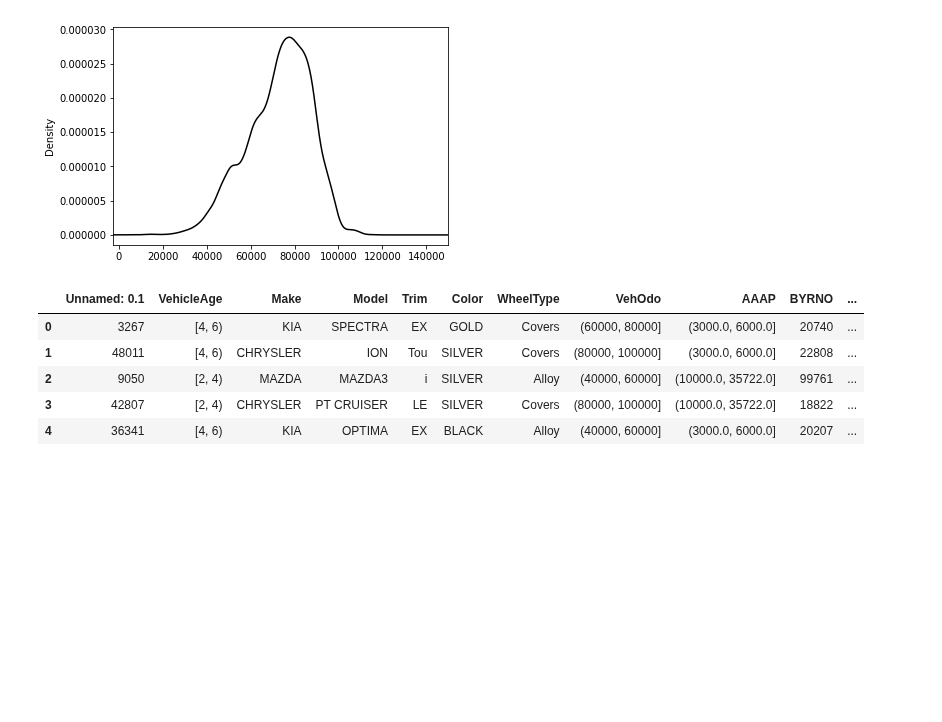
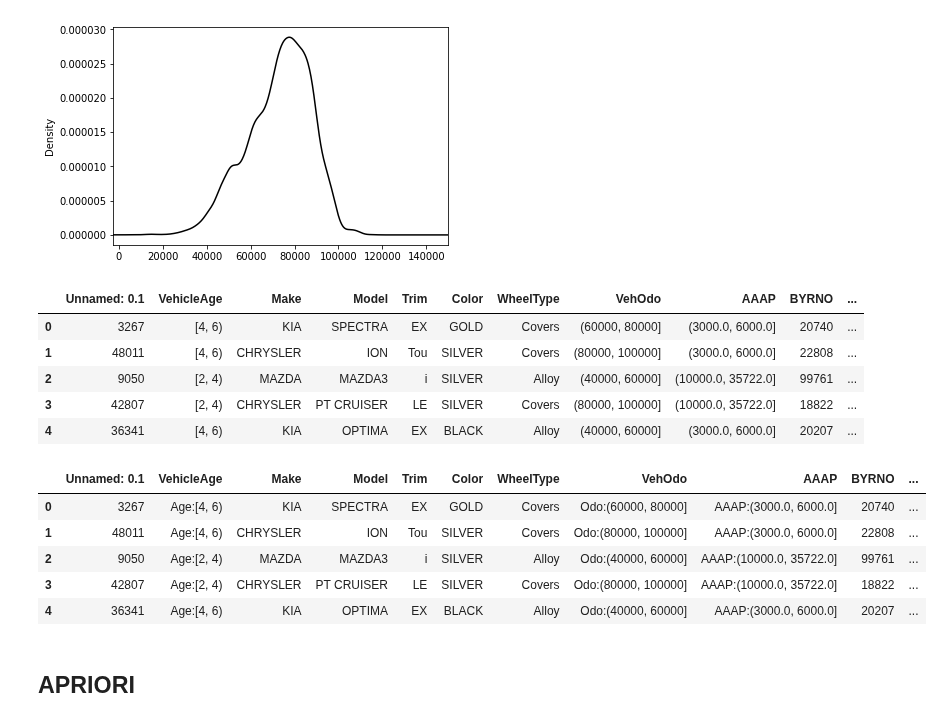
Before and after one commit to andybbruno/DataMining, a Jupyter notebook: AccuracySchifo.ipynb, the cells around one changed output. Saved outputs shown, nothing was run; the diff lists cells and outputs as text; code cells hidden in the pictures; blank space fills up the shorter version.

```diff
--- a/AccuracySchifo.ipynb
+++ b/AccuracySchifo.ipynb
@@ -124,6 +124,27 @@ df.head()
 | 2 | 9050 | [2, 4) | MAZDA | MAZDA3 | i | SILVER | Alloy | (40000, 60000] | (10000.0, 35722.0] | 99761 | ... |
 | 3 | 42807 | [2, 4) | CHRYSLER | PT CRUISER | LE | SILVER | Covers | (80000, 100000] | (10000.0, 35722.0] | 18822 | ... |
 | 4 | 36341 | [4, 6) | KIA | OPTIMA | EX | BLACK | Alloy | (40000, 60000] | (3000.0, 6000.0] | 20207 | ... |
+# %%
+df['VehicleAge'] = 'Age:' + df['VehicleAge'].astype(str)
+df['VehOdo'] = 'Odo:' + df['VehOdo'].astype(str)
+df['AAAP'] = 'AAAP:' + df['AAAP'].astype(str)
+df['WarrantyCost'] = 'WarrCost:' + df['WarrantyCost'].astype(str)
+df['VehBCost'] = 'VehBCost:' + df['VehBCost'].astype(str)
+
+df['BuyStatus'] = df['IsBadBuy'].map(
+    {0: 'GoodBuy', 1: 'BadBuy'}).astype(str)
+df.drop(columns=['IsBadBuy'], inplace=True)
+# %%
+df.head()
+# %% [output]
+|  | Unnamed: 0.1 | VehicleAge | Make | Model | Trim | Color | WheelType | VehOdo | AAAP | BYRNO | ... |
+| 0 | 3267 | Age:[4, 6) | KIA | SPECTRA | EX | GOLD | Covers | Odo:(60000, 80000] | AAAP:(3000.0, 6000.0] | 20740 | ... |
+| 1 | 48011 | Age:[4, 6) | CHRYSLER | ION | Tou | SILVER | Covers | Odo:(80000, 100000] | AAAP:(3000.0, 6000.0] | 22808 | ... |
+| 2 | 9050 | Age:[2, 4) | MAZDA | MAZDA3 | i | SILVER | Alloy | Odo:(40000, 60000] | AAAP:(10000.0, 35722.0] | 99761 | ... |
+| 3 | 42807 | Age:[2, 4) | CHRYSLER | PT CRUISER | LE | SILVER | Covers | Odo:(80000, 100000] | AAAP:(10000.0, 35722.0] | 18822 | ... |
+| 4 | 36341 | Age:[4, 6) | KIA | OPTIMA | EX | BLACK | Alloy | Odo:(40000, 60000] | AAAP:(3000.0, 6000.0] | 20207 | ... |
+# %% [markdown]
+## APRIORI
 # %%
 from fim import apriori
 # %%
```
Also changed, not shown: parts of 11 cells of this notebook.
